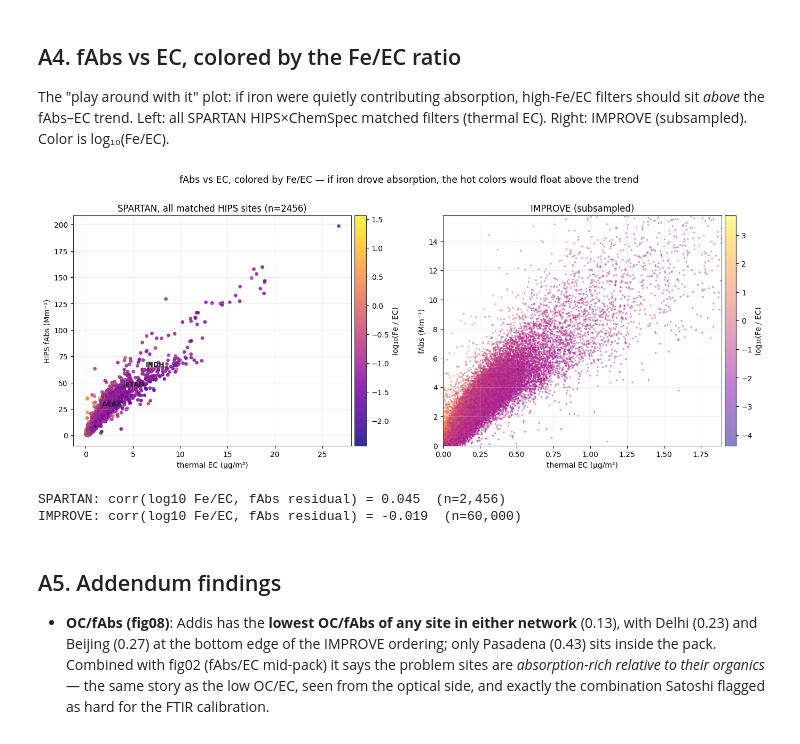
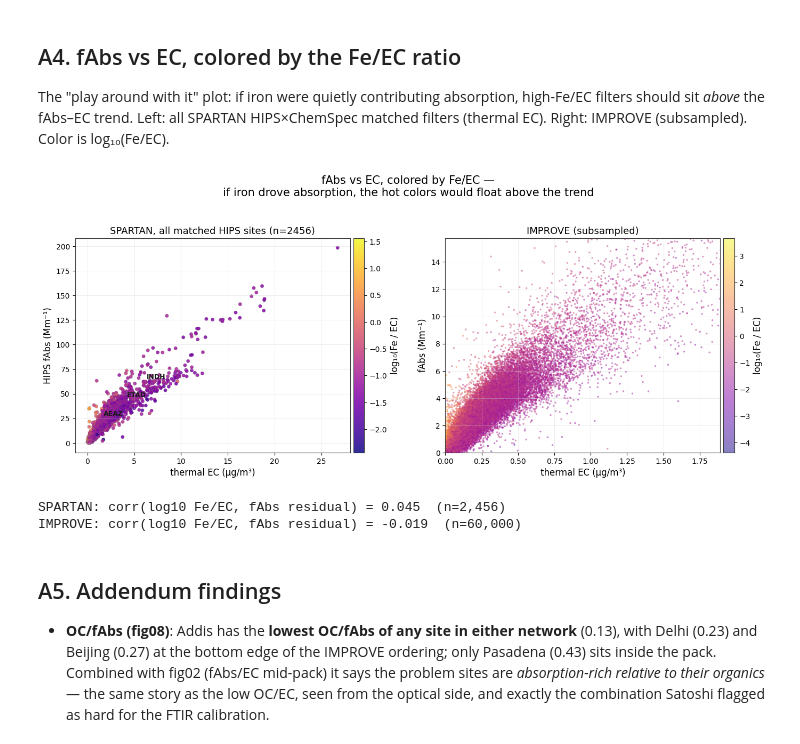
Before and after one commit to ahzs645/aethmodular, a Jupyter notebook: research/spartan/follow_up_mass_and_ratio_plots.ipynb, the cells around one changed output. Saved outputs shown, nothing was run; the diff lists cells and outputs as text; code cells hidden in the pictures.

Commit message:
Mass-space site-ratio notebook, larger fig10/deck fonts, backup slide on volume cancellation
https://claude.ai/code/session_0181NeXBFgEsAQ6BuqGAixrN

```diff
--- a/research/spartan/follow_up_mass_and_ratio_plots.ipynb
+++ b/research/spartan/follow_up_mass_and_ratio_plots.ipynb
@@ -937,44 +937,46 @@ The "play around with it" plot: if iron were quietly contributing absorption, hi
 # %%
 fig, axes = plt.subplots(1, 2, figsize=(14, 5.6))
 
 d_sp = fe_all.dropna(subset=["Fe_EC", "Fabs", "EC_thermal"])
 d_sp = d_sp[(d_sp["EC_thermal"] > 0) & (d_sp["Fabs"] > 0) & (d_sp["Fe_EC"] > 0)]
 sc = axes[0].scatter(d_sp["EC_thermal"], d_sp["Fabs"], s=22, c=np.log10(d_sp["Fe_EC"]),
                      cmap="plasma", alpha=0.85, edgecolor="0.4", linewidth=0.2)
-fig.colorbar(sc, ax=axes[0], pad=0.01).set_label("log₁₀(Fe / EC)")
+cb = fig.colorbar(sc, ax=axes[0], pad=0.01); cb.set_label("log₁₀(Fe / EC)", fontsize=12); cb.ax.tick_params(labelsize=10)
 for site in ["ETAD", "AEAZ", "INDH"]:
     g = d_sp[d_sp["Site"].eq(site)]
     if len(g):
         axes[0].annotate(site, (g["EC_thermal"].median(), g["Fabs"].median()),
                          fontsize=9, fontweight="bold", color="0.1")
-axes[0].set_xlabel("thermal EC (µg/m³)")
-axes[0].set_ylabel("HIPS fAbs (Mm⁻¹)")
-axes[0].set_title(f"SPARTAN, all matched HIPS sites (n={len(d_sp)})")
+axes[0].set_xlabel("thermal EC (µg/m³)", fontsize=12)
+axes[0].set_ylabel("HIPS fAbs (Mm⁻¹)", fontsize=12)
+axes[0].set_title(f"SPARTAN, all matched HIPS sites (n={len(d_sp)})", fontsize=13)
+axes[0].tick_params(labelsize=10)
 
 d_im = imp_valid.dropna(subset=["Fe_EC"])
 d_im = d_im[d_im["Fe_EC"] > 0].sample(min(60000, len(imp_valid)), random_state=0)
 sc = axes[1].scatter(d_im["ECf_Val"], d_im["fAbs_Val"], s=6, c=np.log10(d_im["Fe_EC"]),
                      cmap="plasma", alpha=0.5, linewidths=0, rasterized=True)
-fig.colorbar(sc, ax=axes[1], pad=0.01).set_label("log₁₀(Fe / EC)")
+cb = fig.colorbar(sc, ax=axes[1], pad=0.01); cb.set_label("log₁₀(Fe / EC)", fontsize=12); cb.ax.tick_params(labelsize=10)
 axes[1].set_xlim(0, d_im["ECf_Val"].quantile(0.995))
 axes[1].set_ylim(0, d_im["fAbs_Val"].quantile(0.995))
-axes[1].set_xlabel("thermal EC (µg/m³)")
-axes[1].set_ylabel("fAbs (Mm⁻¹)")
-axes[1].set_title("IMPROVE (subsampled)")
-fig.suptitle("fAbs vs EC, colored by Fe/EC — if iron drove absorption, the hot colors would float above the trend",
-             y=1.01, fontsize=12.5)
+axes[1].set_xlabel("thermal EC (µg/m³)", fontsize=12)
+axes[1].set_ylabel("fAbs (Mm⁻¹)", fontsize=12)
+axes[1].set_title("IMPROVE (subsampled)", fontsize=13)
+axes[1].tick_params(labelsize=10)
+fig.suptitle("fAbs vs EC, colored by Fe/EC —\nif iron drove absorption, the hot colors would float above the trend",
+             y=1.04, fontsize=15)
 fig.tight_layout()
 fig.savefig(FIG_DIR / "fig10_fabs_ec_colored_by_fe_ec.png", dpi=200, bbox_inches="tight")
 plt.show()
 
 # Quantify: within each network, does Fe/EC explain residual absorption?
 for name, d, xc, yc in [("SPARTAN", d_sp, "EC_thermal", "Fabs"), ("IMPROVE", d_im, "ECf_Val", "fAbs_Val")]:
     st = calculate_regression_stats(d[xc], d[yc])
     resid = d[yc] - (st["slope"] * d[xc] + st["intercept"])
     r = np.corrcoef(np.log10(d["Fe_EC"]), resid)[0, 1]
     print(f"{name}: corr(log10 Fe/EC, fAbs residual) = {r:.3f}  (n={len(d):,})")
 # %% [output]
-[figure, old version]
+[figure, new version]
 SPARTAN: corr(log10 Fe/EC, fAbs residual) = 0.045  (n=2,456)
 IMPROVE: corr(log10 Fe/EC, fAbs residual) = -0.019  (n=60,000)
 # %% [markdown]
```
Also changed, not shown: 6 other files.
